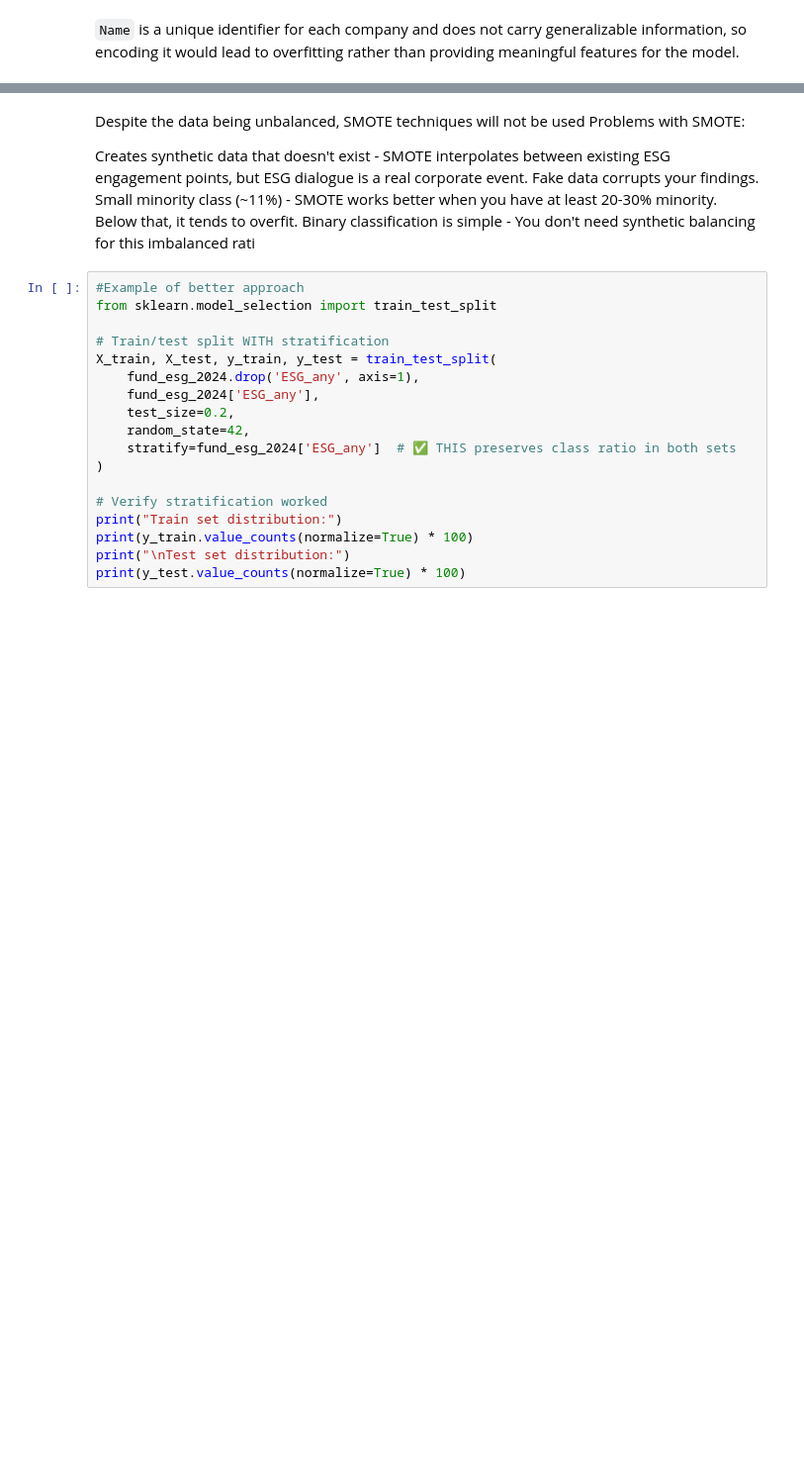
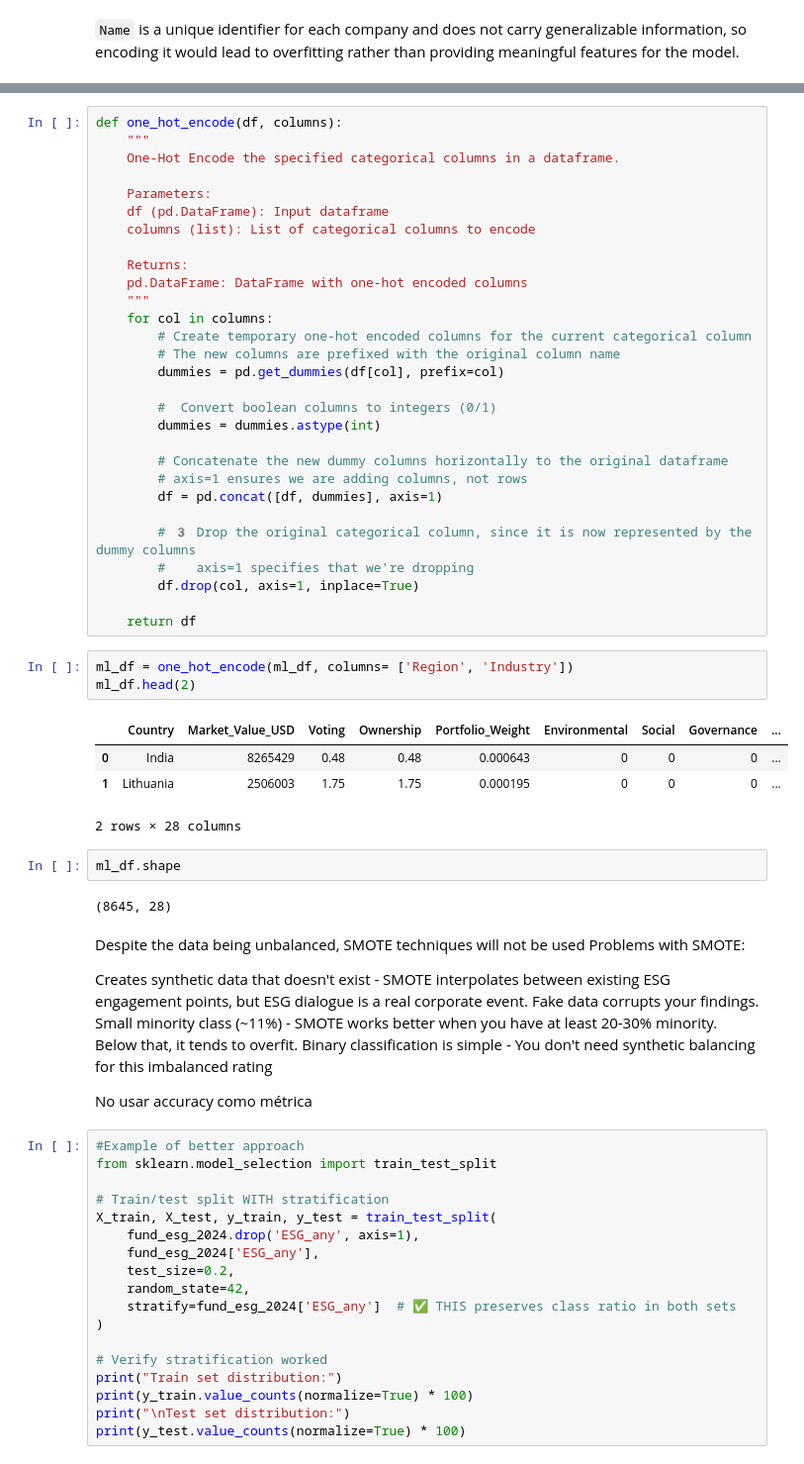
Before and after one commit to JoseBarros23/ESGDataProject_Norwegian_Pension_Fund_Global, a Jupyter notebook: esg_analysis.ipynb, the cells around one changed output, grey strips where cells are left out. Shown at 99% size. Cells and saved outputs as stored; diff of their text form; blank space fills up the shorter version.

```diff
--- a/esg_analysis.ipynb
+++ b/esg_analysis.ipynb
@@ -473,10 +499,53 @@ region_encoder = {"Asia"}
+# %%
+def one_hot_encode(df, columns):
+    """
+    One-Hot Encode the specified categorical columns in a dataframe.
+
+    Parameters:
+    df (pd.DataFrame): Input dataframe
+    columns (list): List of categorical columns to encode
+
+    Returns:
+    pd.DataFrame: DataFrame with one-hot encoded columns
+    """
+    for col in columns:
+        # Create temporary one-hot encoded columns for the current categorical column
+        # The new columns are prefixed with the original column name
+        dummies = pd.get_dummies(df[col], prefix=col)
+
+        #  Convert boolean columns to integers (0/1)
+        dummies = dummies.astype(int)
+
+        # Concatenate the new dummy columns horizontally to the original dataframe
+        # axis=1 ensures we are adding columns, not rows
+        df = pd.concat([df, dummies], axis=1)
+
+        # 3️ Drop the original categorical column, since it is now represented by the dummy columns
+        #    axis=1 specifies that we're dropping
+        df.drop(col, axis=1, inplace=True)
+
+    return df
+# %%
+ml_df = one_hot_encode(ml_df, columns= ['Region', 'Industry'])
+ml_df.head(2)
+# %% [output]
+|  | Country | Market_Value_USD | Voting | Ownership | Portfolio_Weight | Environmental | Social | Governance | ... |
+| 0 | India | 8265429 | 0.48 | 0.48 | 0.000643 | 0 | 0 | 0 | ... |
+| 1 | Lithuania | 2506003 | 1.75 | 1.75 | 0.000195 | 0 | 0 | 0 | ... |
+2 rows × 28 columns
+# %%
+ml_df.shape
+# %% [output]
+(8645, 28)
 # %% [markdown]
 Despite the data being unbalanced, SMOTE techniques will not be used
 Problems with SMOTE:
 
 Creates synthetic data that doesn't exist - SMOTE interpolates between existing ESG engagement points, but ESG dialogue is a real corporate event. Fake data corrupts your findings.
 Small minority class (~11%) - SMOTE works better when you have at least 20-30% minority. Below that, it tends to overfit.
-Binary classification is simple - You don't need synthetic balancing for this imbalanced rati
+Binary classification is simple - You don't need synthetic balancing for this imbalanced rating
+
+No usar accuracy como métrica
 # %%
 #Example of better approach
 from sklearn.model_selection import train_test_split
```
Also changed, not shown: parts of 9 cells of this notebook.
